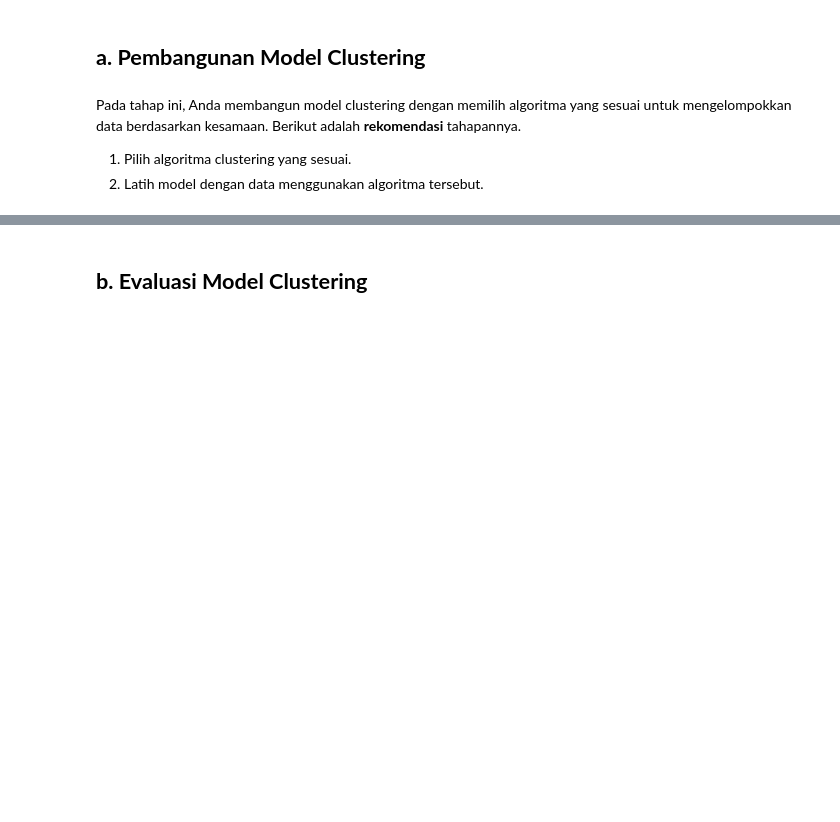
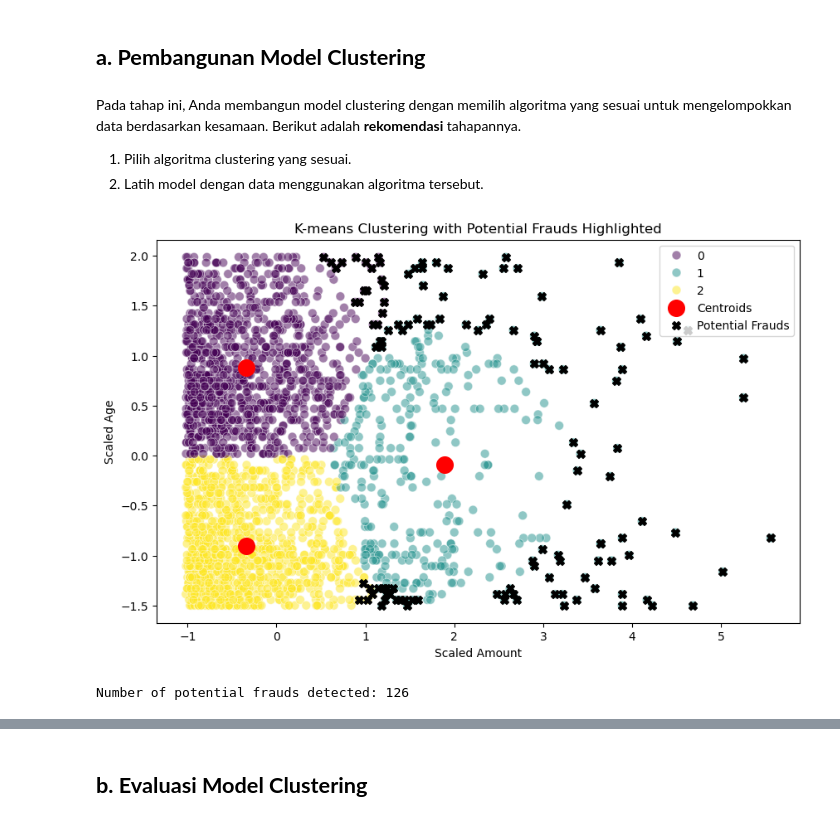
Before and after one commit to alouvre/BMLUP_DicodingSubmission_ProyekMembangunMachineLearning, a Jupyter notebook: [Clustering] Submission Akhir BMLP_Alifia Mustika Sari.ipynb, the cells around one changed output, grey strips where cells are left out. Cells and saved outputs as stored; diff of their text form; code cells hidden in the pictures; blank space fills up the shorter version.

```diff
--- a/[Clustering] Submission Akhir BMLP_Alifia Mustika Sari.ipynb
+++ b/[Clustering] Submission Akhir BMLP_Alifia Mustika Sari.ipynb
@@ -473,0 +505,44 @@ Pada tahap ini, Anda membangun model clustering dengan memilih algoritma yang se
+# %%
+X = df_transaction[['TransactionAmount', 'CustomerAge']]
+
+scaler = StandardScaler()
+X_scaled = scaler.fit_transform(X)
+
+# K-means clustering
+kmeans = KMeans(n_clusters=3, random_state=42)
+kmeans_labels = kmeans.fit_predict(X_scaled)
+
+# Add labels to the dataset
+df_transaction['KMeans_Cluster'] = kmeans_labels
+
+
+# Calculate distance of each point to its assigned cluster centroid
+distances = np.linalg.norm(X_scaled - kmeans.cluster_centers_[kmeans_labels], axis=1)
+
+# Define a threshold (e.g., top 5% farthest from centroids)
+threshold = np.percentile(distances, 95)  # Change this value as needed
+
+# Flag points above the threshold as potential frauds
+df_transaction['Potential_Fraud'] = distances > threshold
+
+# Separate fraudulent and non-fraudulent transactions
+frauds = df_transaction[df_transaction['Potential_Fraud']]
+non_frauds = df_transaction[~df_transaction['Potential_Fraud']]
+
+# Plot with frauds highlighted
+plt.figure(figsize=(10, 6))
+sns.scatterplot(x=X_scaled[:, 0], y=X_scaled[:, 1], hue=kmeans_labels, palette='viridis', s=60, alpha=0.5)
+plt.scatter(kmeans.cluster_centers_[:, 0], kmeans.cluster_centers_[:, 1], s=200, c='red', label='Centroids')
+plt.scatter(X_scaled[distances > threshold, 0], X_scaled[distances > threshold, 1],
+            color='black', s=50, label='Potential Frauds', marker='X')
+plt.title('K-means Clustering with Potential Frauds Highlighted')
+plt.xlabel('Scaled Amount')
+plt.ylabel('Scaled Age')
+plt.legend()
+plt.show()
+
+# Output the number of frauds detected
+print(f"Number of potential frauds detected: {len(frauds)}")
+# %% [output]
+[figure, added]
+Number of potential frauds detected: 126
```
Also changed, not shown: parts of 17 cells of this notebook.
